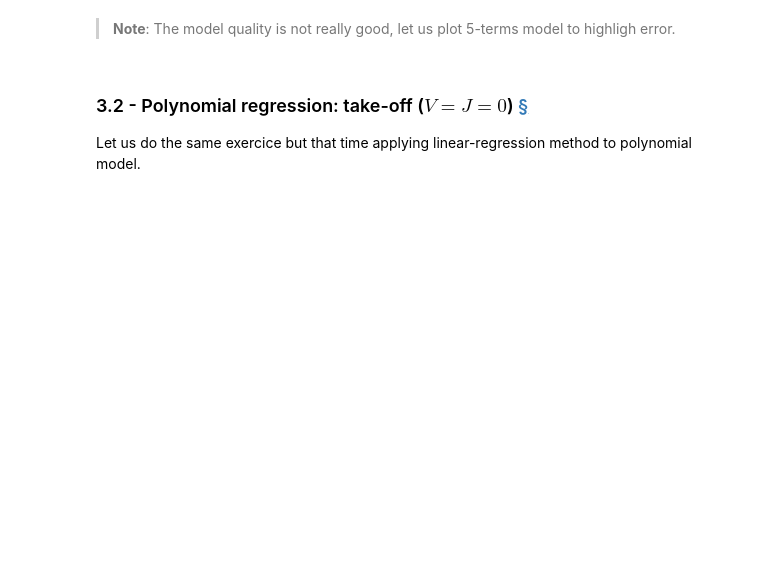
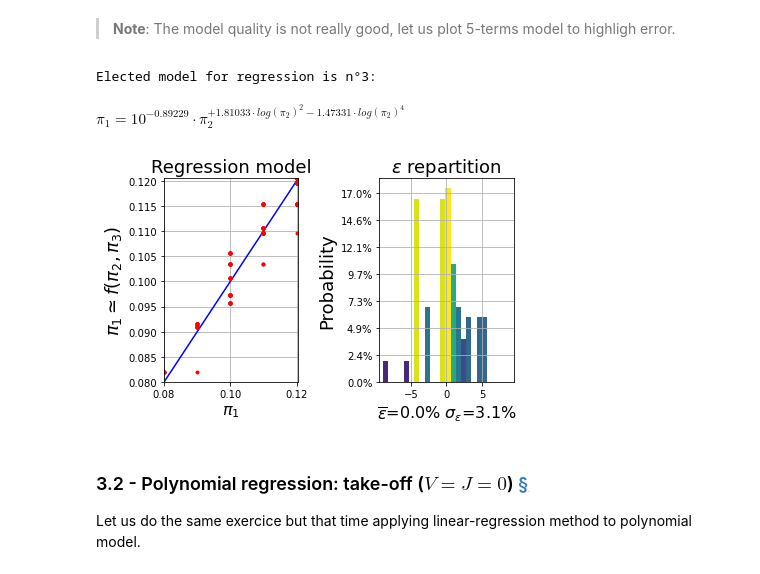
Before and after one commit to SizingLab/pyvplm, a Jupyter notebook: notebooks/02_propeller_example.ipynb, the cells around one changed output. Cells and saved outputs as stored; diff of their text form; code cells hidden in the pictures; blank space fills up the shorter version.

```diff
--- a/notebooks/02_propeller_example.ipynb
+++ b/notebooks/02_propeller_example.ipynb
@@ -185,9 +231,13 @@ models = regression_models(doePI.values, elected_pi0='pi1', order=5)
 # %%
 # Import pyVPLM modules/functions
 from pyvplm.addon.variablepowerlaw import perform_regression
 
-# Plot advanced result for model n°7
-perform_regression(doePI.values, models, choosen_model=3)
+# Plot advanced result for model n°3
+expression, expression_latex = perform_regression(doePI.values, models, chosen_model=3)
+# %% [output]
+Elected model for regression is n°3:
+$\pi_{1}=10^{-0.89229} \cdot \pi_{2}^{+1.81033 \cdot log(\pi_{2})^2-1.47331 \cdot log(\pi_{2})^4}$
+[figure, added]
 # %% [markdown]
 ### 3.2 - Polynomial regression: take-off ($V=J=0$) [§](#1)
 <a id="3.2"></a>
```
Also changed, not shown: parts of 16 cells of this notebook, 9 other files.
